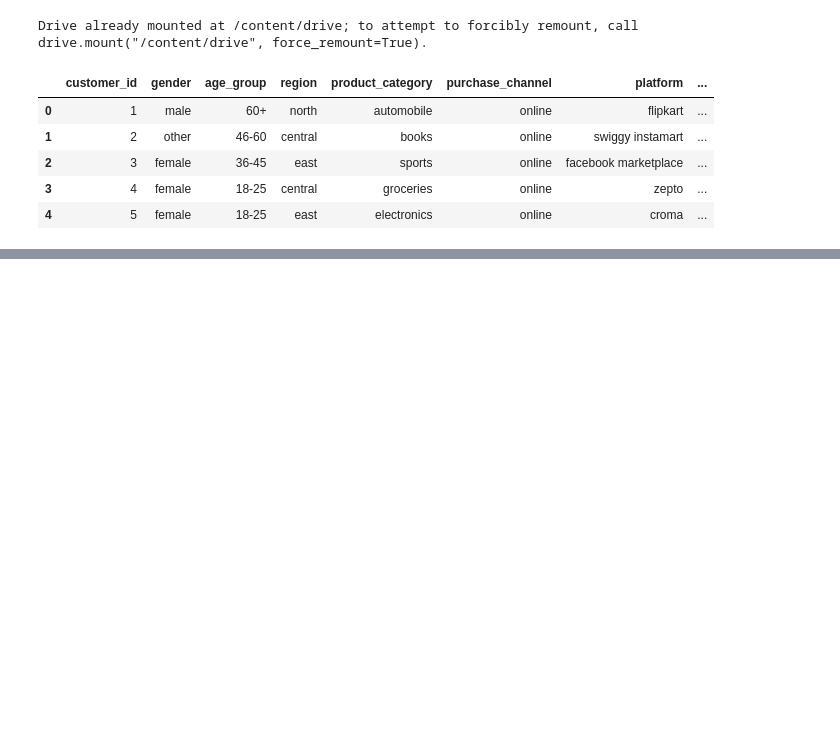
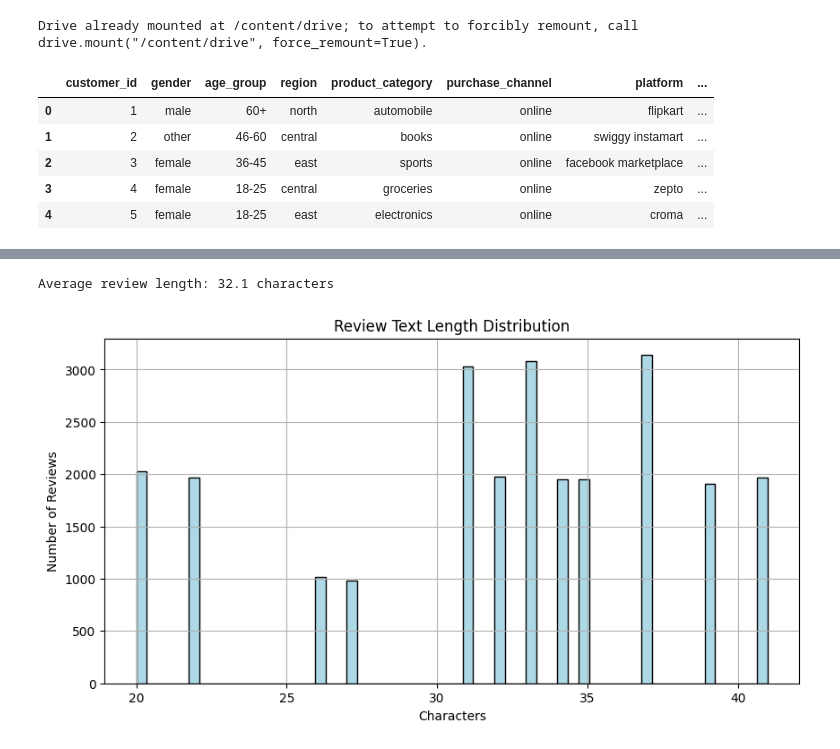
Before and after one commit to snehal100/customer-issue-nlp-classifier, a Jupyter notebook: issue_classifier.ipynb, the cells around one changed output, grey strips where cells are left out. Drawn from its saved outputs; the diff is of its cells as text; code cells hidden in the pictures; blank space fills up the shorter version.

```diff
--- a/issue_classifier.ipynb
+++ b/issue_classifier.ipynb
@@ -21,0 +109,14 @@ df.head()
+# %%
+# Text length
+df['text_length'] = df['review_text'].astype(str).apply(len)
+print("\nAverage review length:", df['text_length'].mean().round(1), "characters")
+
+plt.figure(figsize=(10,5))
+df['text_length'].hist(bins=60, color='lightblue', edgecolor='black')
+plt.title('Review Text Length Distribution')
+plt.xlabel('Characters')
+plt.ylabel('Number of Reviews')
+plt.show()
+# %% [output]
+Average review length: 32.1 characters
+[figure, added]
```
Also changed, not shown: parts of 14 cells of this notebook.
